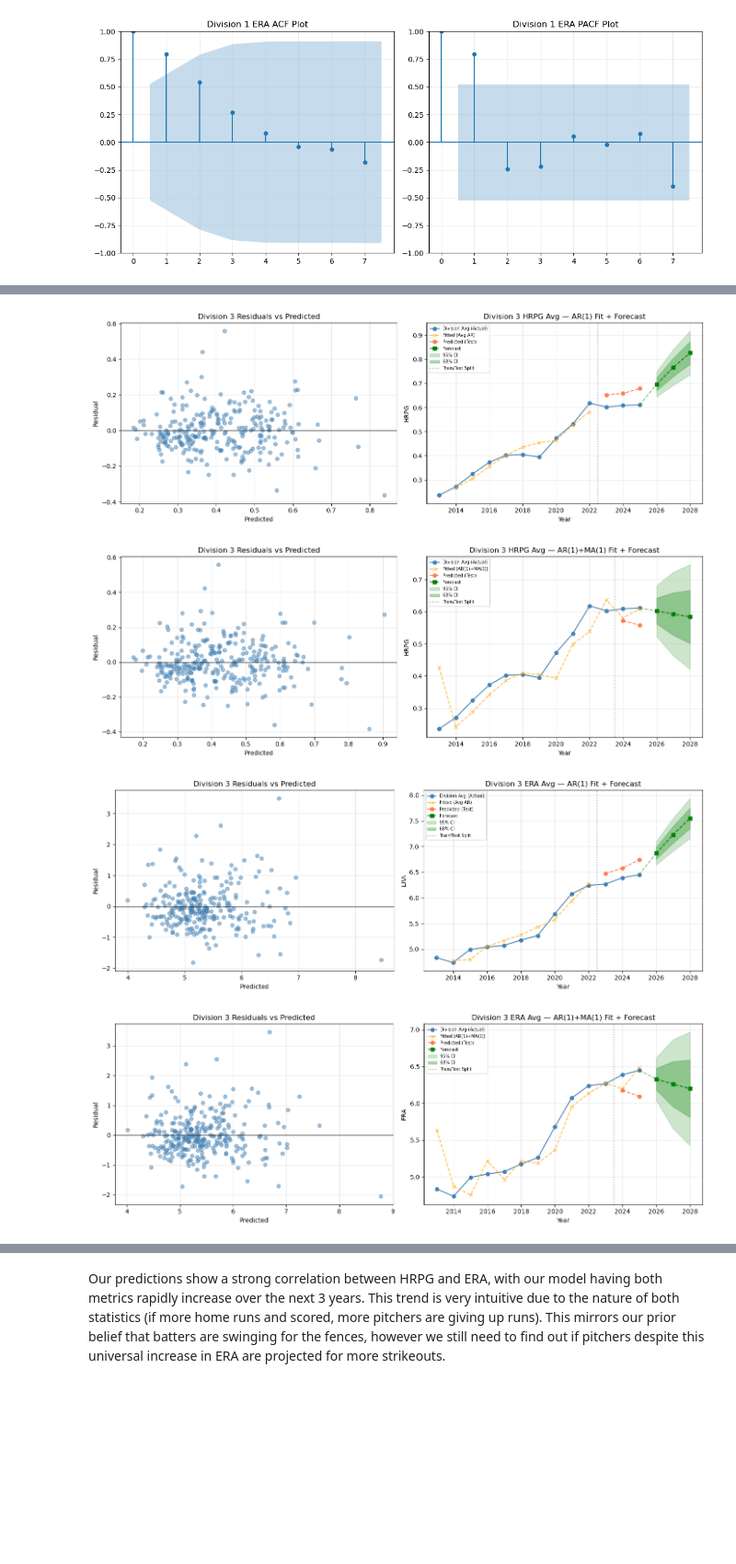
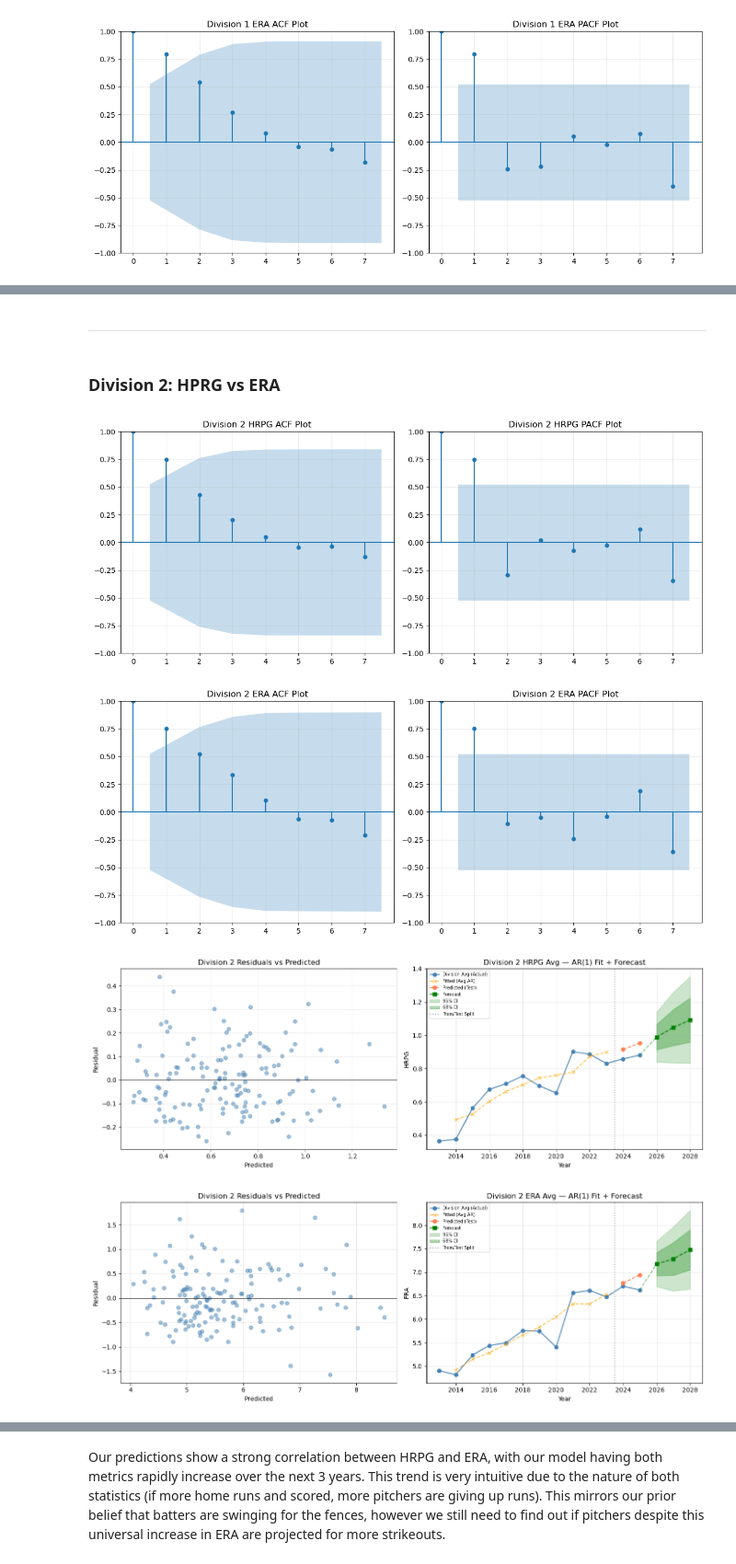
Before and after one commit to jeremym3817/DS4420-BiggsMarino-Final-Project, a Jupyter notebook: Jeremy Marino - DS4420 TimeSeries.ipynb, the cells around one changed output, grey strips where cells are left out. Shown at 92% size. Drawn from its saved outputs; the diff is of its cells as text; code cells hidden in the pictures; blank space fills up the shorter version.

Commit message:
Fitting Hyperparameters for Individual Metrics

```diff
--- a/Jeremy Marino - DS4420 TimeSeries.ipynb
+++ b/Jeremy Marino - DS4420 TimeSeries.ipynb
@@ -905,11 +923,19 @@ arima_ERA_div1 = list(panel_ma(divison_1_df, 'ERA', div=1, order=(1,0,1), displa
+# %% [markdown]
+***
+# %% [markdown]
+### Division 2: HPRG vs ERA
+# %%
+get_acf_pacf(metric='HRPG', metric_df=avg_metric_df, div=2)
+get_acf_pacf(metric='ERA', metric_df=avg_metric_df, div=2)
+# %% [output]
+[figure, added]
+[figure, added]
 # %%
-ar_HRPG_div1 = list(panel_ar(divison_3_df, 'HRPG', div=3, lag=1, test_years=3, forecast_years=3, display_stats=False, visualizations=True))
-arima_HRPG_div1 = list(panel_ma(divison_3_df, 'HRPG', div=3, order=(1,0,1), display_stats=False, visualizations=True))
+ar_HRPG_div2 = list(panel_ar(divison_2_df, 'HRPG', div=2, lag=1, test_years=2, forecast_years=3, display_stats=False, visualizations=True))
+#arima_HRPG_div2 = list(panel_ma(divison_2_df, 'HRPG', div=2, test_years=2, order=(1,0,1), display_stats=False, visualizations=True))
 
-ar_ERA_div1 = list(panel_ar(divison_3_df, 'ERA', div=3, lag=1, test_years=3, forecast_years=3, display_stats=False, visualizations=True))
-arima_ERA_div1 = list(panel_ma(divison_3_df, 'ERA', div=3, order=(1,0,1), display_stats=False, visualizations=True))
+ar_ERA_div2 = list(panel_ar(divison_2_df, 'ERA', div=2, lag=1, test_years=2, forecast_years=3, display_stats=False, visualizations=True))
+#arima_ERA_div2 = list(panel_ma(divison_2_df, 'ERA', div=2, test_years=2, order=(1,0,1), display_stats=False, visualizations=True))
 # %% [output]
-[figure, old version]
+[figure, new version]
-[figure, old version]
+[figure, new version]
-[figure, removed]
-[figure, removed]
```
Also changed, not shown: parts of 45 cells of this notebook.
